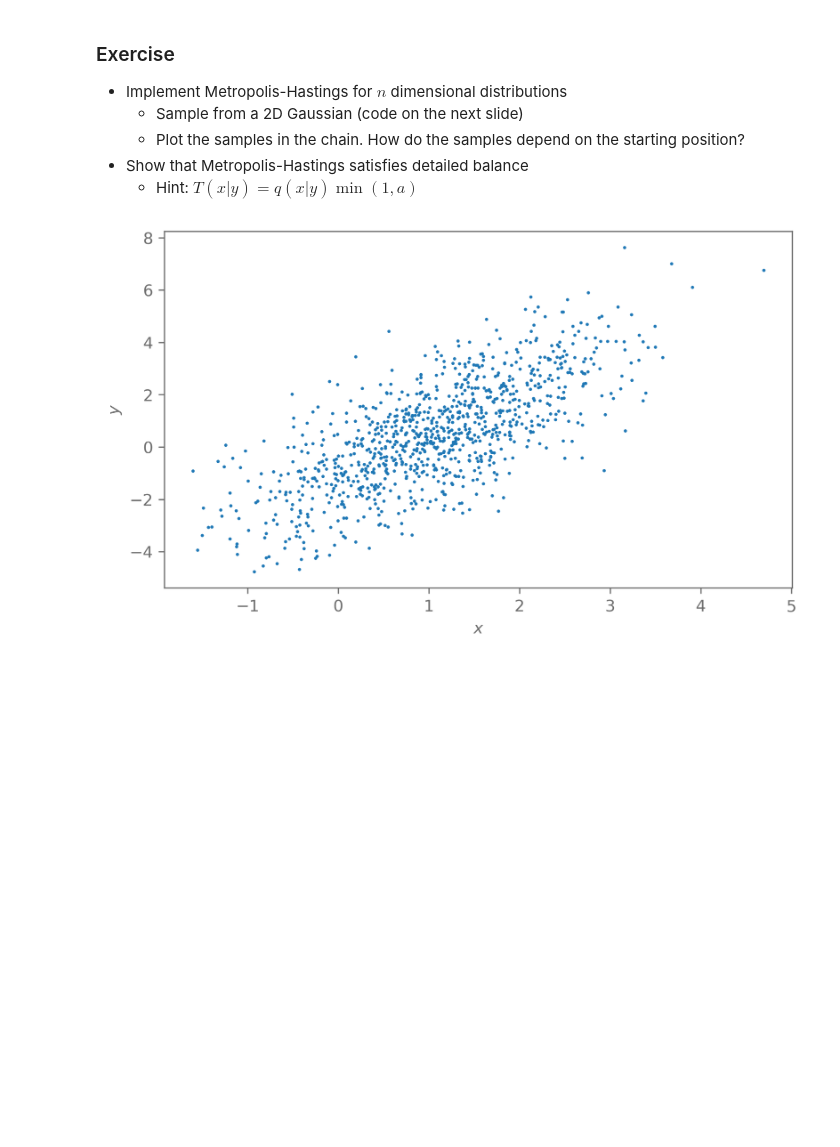
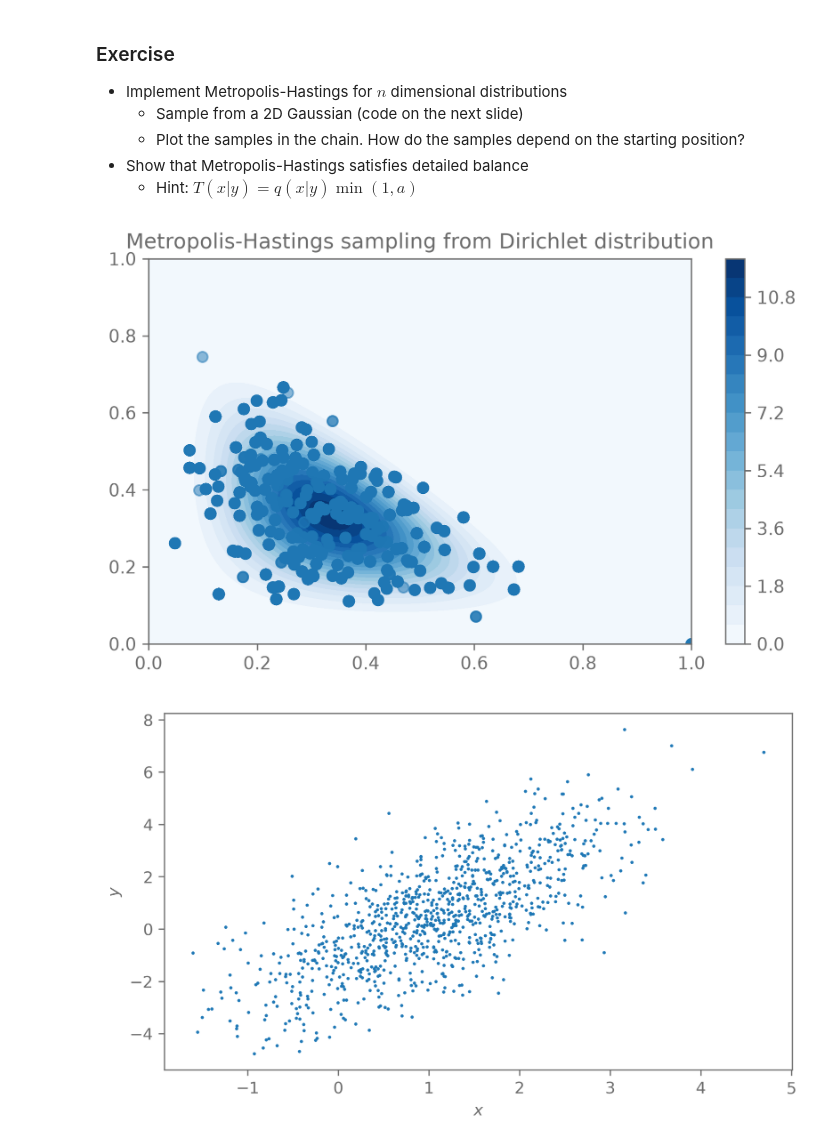
Before and after one commit to abelhecker-eth/Bayesian-Stats-HS2026, a Jupyter notebook: exercises/week5_sampling.ipynb, the cells around one changed output. Drawn from its saved outputs; the diff is of its cells as text; code cells hidden in the pictures; blank space fills up the shorter version.

```diff
--- a/exercises/week5_sampling.ipynb
+++ b/exercises/week5_sampling.ipynb
@@ -45,3 +149,29 @@ Implement your own rejection sampling routine and test it with different target
+# %%
+if example == 'beta':
+    xaxis = np.linspace(-2, 2, 100)
+    plt.figure()
+    plt.title("Metropolis-Hastings sampling from Beta distribution")
+    plt.plot(xaxis, target_dist.pdf(xaxis, *target_dist_params), label="target")
+    plt.plot(xaxis, M * prop_dist.pdf(xaxis, *prop_dist_params), label="proposal")
+    plt.hist(metropolis_hastings(10000, prop_dist, target_dist, prop_dist_params, target_dist_params), bins=30, density=True, alpha=0.5, label="samples")
+    plt.legend()
+    plt.show()
+
+elif example == 'dirichlet':
+    # two dimensional example
+    xs = np.linspace(0, 1, 100)
+    ys = np.linspace(0, 1, 100)
+    x0 = np.array([1.0, 0.0])
+    X, Y = np.meshgrid(xs, ys)
+    Z = target_dist.pdf(np.stack([X, Y], axis=-1), *target_dist_params)
+    plt.figure()
+    plt.title("Metropolis-Hastings sampling from Dirichlet distribution")
+    plt.contourf(X, Y, Z, levels=20, cmap='Blues')
+    plt.colorbar()
+    plt.scatter(*metropolis_hastings(10000, prop_dist, target_dist, prop_dist_params, target_dist_params, x0=x0).T, alpha=0.5)
+    plt.show()
+# %% [output]
+[figure, added]
 # %%
 # Define variances and correlation
 sigma_x = 1
```
Also changed, not shown: parts of 7 cells of this notebook, 1 other file.
